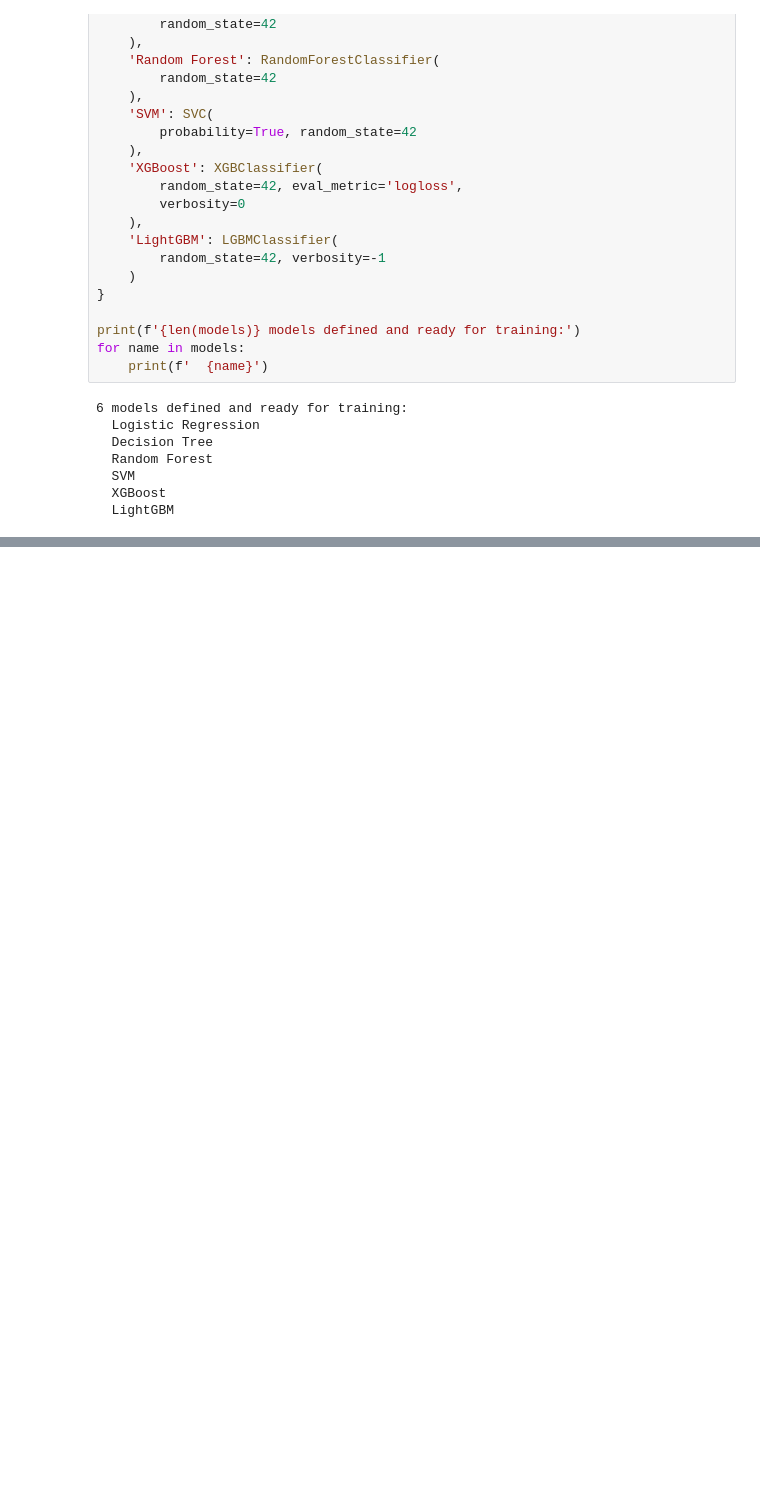
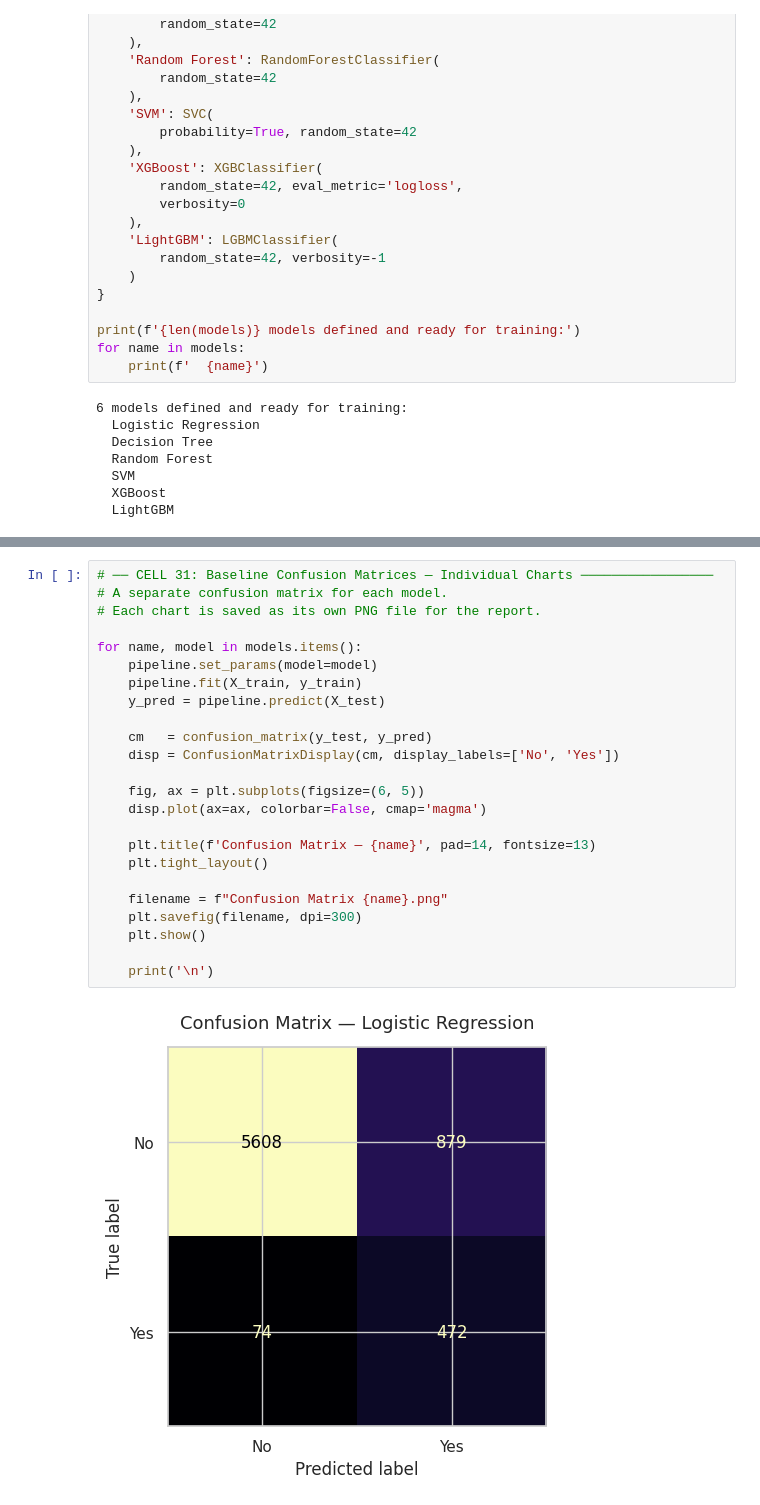
Before and after one commit to Nkengfack/Bank_marketing_prediction_test_run, a Jupyter notebook: bank_marketing_ML_performance123.ipynb, the cells around one changed output, grey strips where cells are left out. Saved outputs shown, nothing was run; the diff lists cells and outputs as text; blank space fills up the shorter version.

```diff
--- a/bank_marketing_ML_performance123.ipynb
+++ b/bank_marketing_ML_performance123.ipynb
@@ -1247,0 +1294,26 @@ Cell 28  — train baseline models
+# %%
+# ── CELL 31: Baseline Confusion Matrices — Individual Charts ─────────────────
+# A separate confusion matrix for each model.
+# Each chart is saved as its own PNG file for the report.
+
+for name, model in models.items():
+    pipeline.set_params(model=model)
+    pipeline.fit(X_train, y_train)
+    y_pred = pipeline.predict(X_test)
+
+    cm   = confusion_matrix(y_test, y_pred)
+    disp = ConfusionMatrixDisplay(cm, display_labels=['No', 'Yes'])
+
+    fig, ax = plt.subplots(figsize=(6, 5))
+    disp.plot(ax=ax, colorbar=False, cmap='magma')
+
+    plt.title(f'Confusion Matrix — {name}', pad=14, fontsize=13)
+    plt.tight_layout()
+
+    filename = f"Confusion Matrix {name}.png"
+    plt.savefig(filename, dpi=300)
+    plt.show()
+
+    print('\n')
+# %% [output]
+[figure, added]
```
Also changed, not shown: parts of 35 cells of this notebook.
